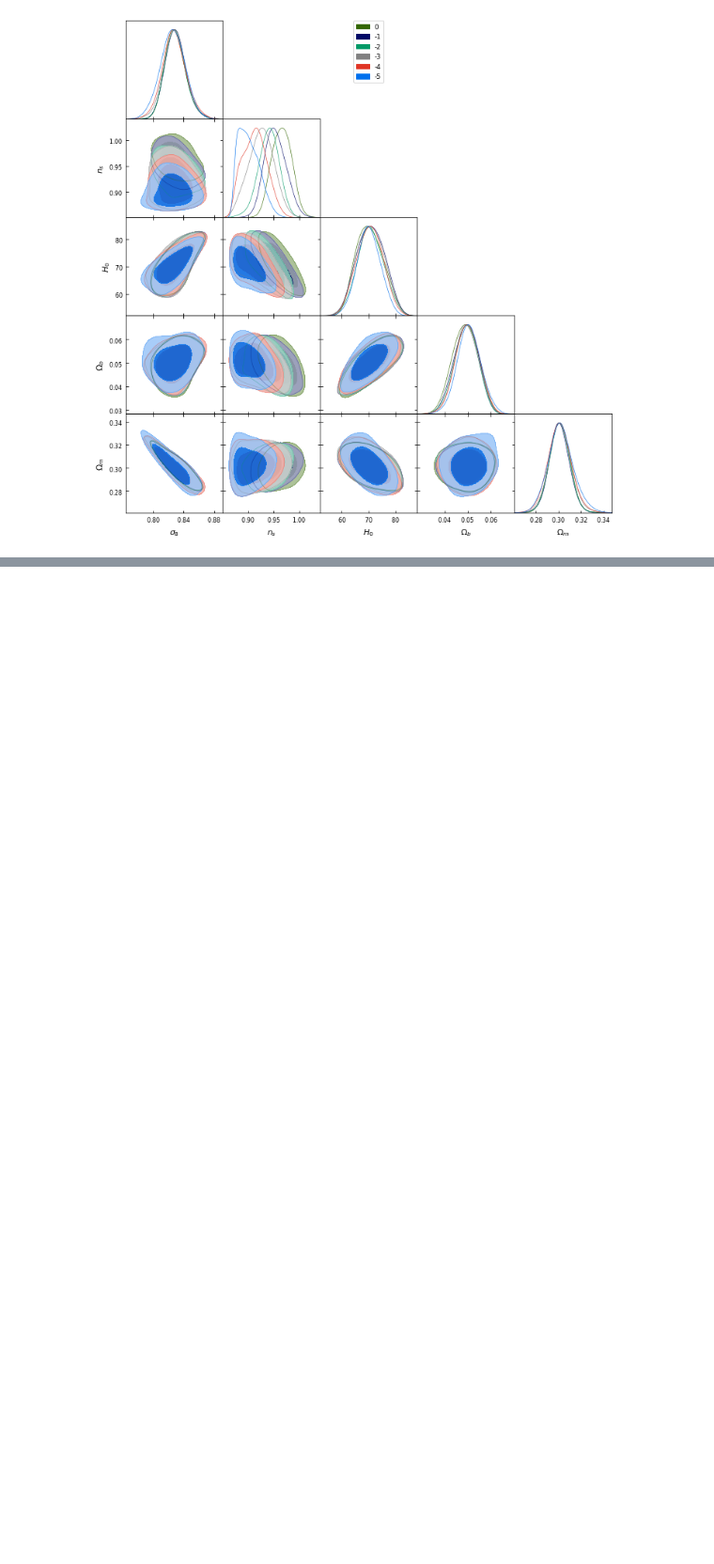
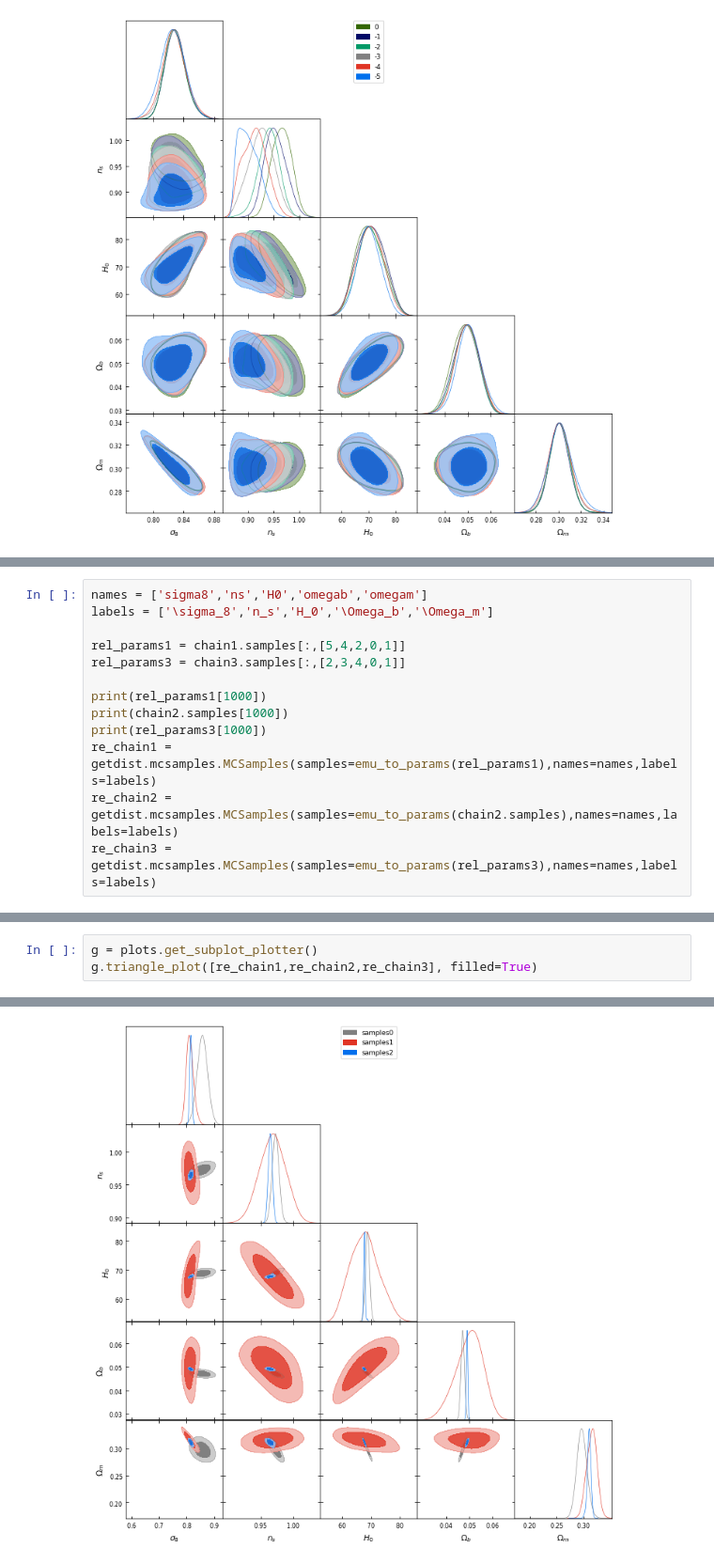
Before and after one commit to SBU-EVAN/jupyter-notebooks, a Jupyter notebook: shifts.ipynb, the cells around one changed output, grey strips where cells are left out. Shown at 94% size. Saved outputs shown, nothing was run; the diff lists cells and outputs as text; blank space fills up the shorter version.

```diff
--- a/shifts.ipynb
+++ b/shifts.ipynb
@@ -682,0 +767,13 @@ Removed no burn in
+# %%
+names = ['sigma8','ns','H0','omegab','omegam']
+labels = ['\sigma_8','n_s','H_0','\Omega_b','\Omega_m']
+
+rel_params1 = chain1.samples[:,[5,4,2,0,1]]
+rel_params3 = chain3.samples[:,[2,3,4,0,1]]
+
+print(rel_params1[1000])
+print(chain2.samples[1000])
+print(rel_params3[1000])
+re_chain1 = getdist.mcsamples.MCSamples(samples=emu_to_params(rel_params1),names=names,labels=labels)
+re_chain2 = getdist.mcsamples.MCSamples(samples=emu_to_params(chain2.samples),names=names,labels=labels)
+re_chain3 = getdist.mcsamples.MCSamples(samples=emu_to_params(rel_params3),names=names,labels=labels)
@@ -682,0 +790,4 @@ Removed no burn in
+# %%
+g = plots.get_subplot_plotter()
+g.triangle_plot([re_chain1,re_chain2,re_chain3], filled=True)
+# %% [output]
@@ -682,0 +800 @@ Removed no burn in
+[figure, added]
```
Also changed, not shown: parts of 29 cells of this notebook.
